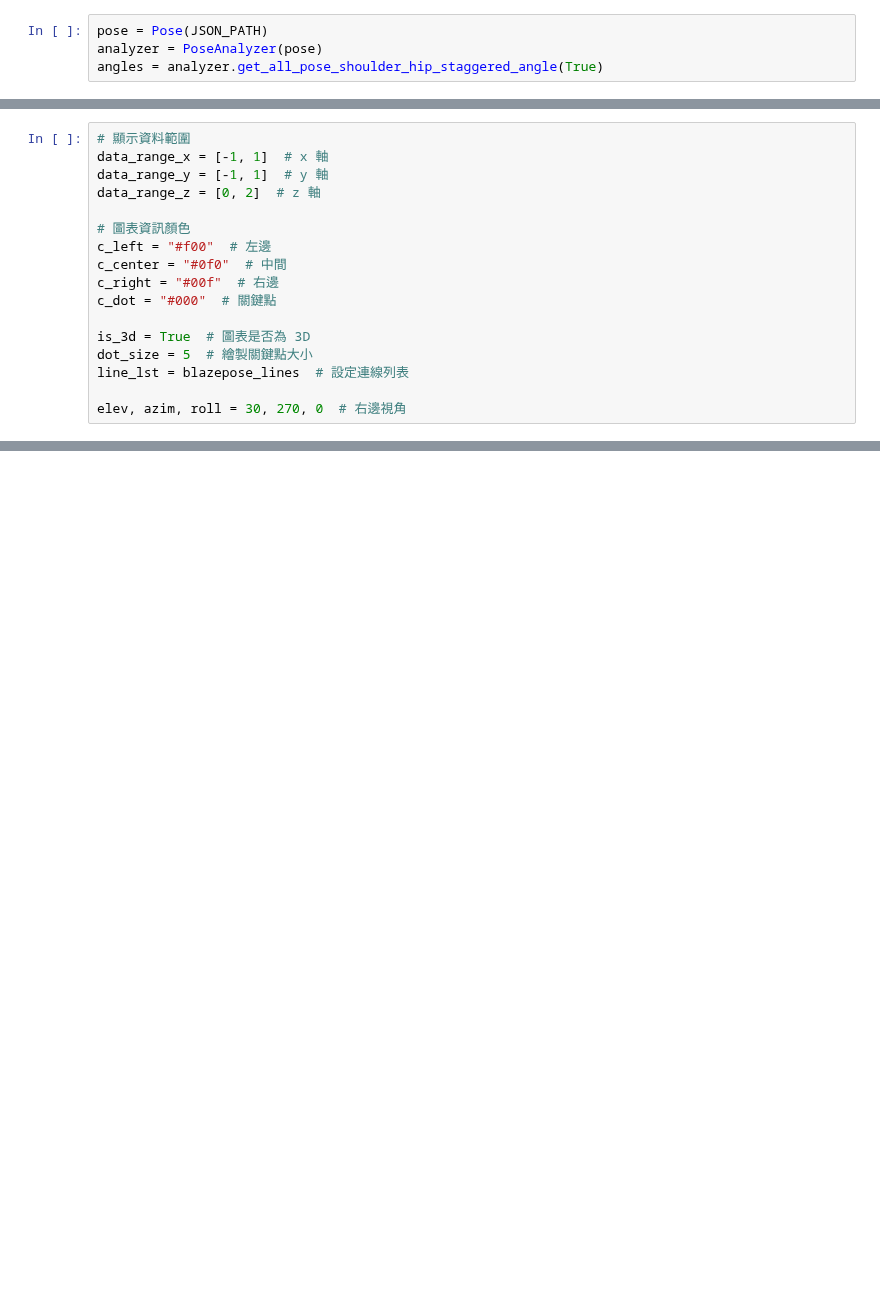
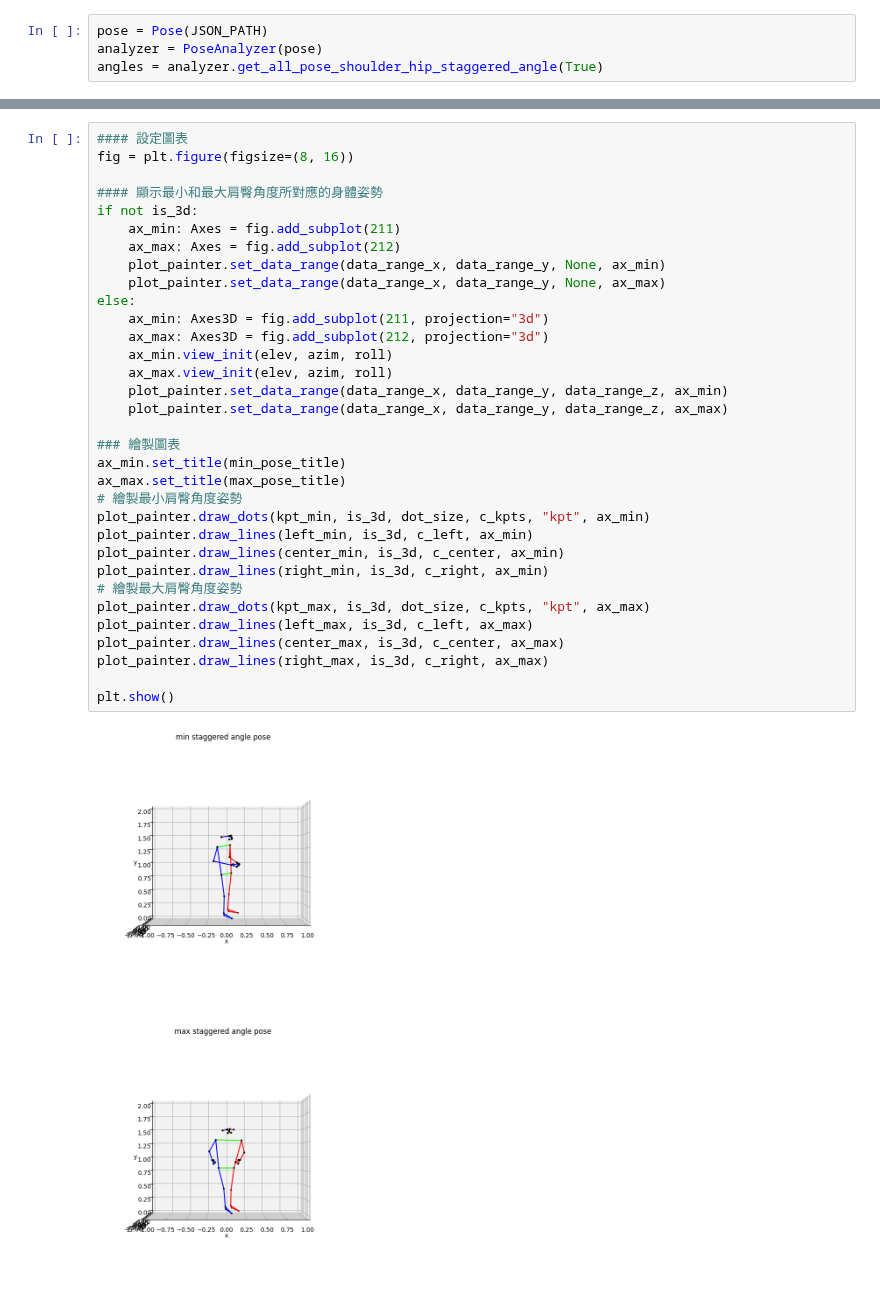
Before and after one commit to trinagle1289/kim-flutter-nodejs, a Jupyter notebook: python/json-to-3d-pose/analyze_staggered_angle.ipynb, the cells around one changed output, grey strips where cells are left out. Drawn from its saved outputs; the diff is of its cells as text; blank space fills up the shorter version.

```diff
--- a/python/json-to-3d-pose/analyze_staggered_angle.ipynb
+++ b/python/json-to-3d-pose/analyze_staggered_angle.ipynb
@@ -33,20 +87,3 @@ ax.legend()
 plt.show()
 # %% [output]
 [figure]
-# %%
-# 顯示資料範圍
-data_range_x = [-1, 1]  # x 軸
-data_range_y = [-1, 1]  # y 軸
-data_range_z = [0, 2]  # z 軸
-
-# 圖表資訊顏色
-c_left = "#f00"  # 左邊
-c_center = "#0f0"  # 中間
-c_right = "#00f"  # 右邊
-c_dot = "#000"  # 關鍵點
-
-is_3d = True  # 圖表是否為 3D
-dot_size = 5  # 繪製關鍵點大小
-line_lst = blazepose_lines  # 設定連線列表
-
-elev, azim, roll = 30, 270, 0  # 右邊視角
@@ -105,0 +92,35 @@ plt.show()
+# %%
+#### 設定圖表
+fig = plt.figure(figsize=(8, 16))
+
+#### 顯示最小和最大肩臀角度所對應的身體姿勢
+if not is_3d:
+    ax_min: Axes = fig.add_subplot(211)
+    ax_max: Axes = fig.add_subplot(212)
+    plot_painter.set_data_range(data_range_x, data_range_y, None, ax_min)
+    plot_painter.set_data_range(data_range_x, data_range_y, None, ax_max)
+else:
+    ax_min: Axes3D = fig.add_subplot(211, projection="3d")
+    ax_max: Axes3D = fig.add_subplot(212, projection="3d")
+    ax_min.view_init(elev, azim, roll)
+    ax_max.view_init(elev, azim, roll)
+    plot_painter.set_data_range(data_range_x, data_range_y, data_range_z, ax_min)
+    plot_painter.set_data_range(data_range_x, data_range_y, data_range_z, ax_max)
+
+### 繪製圖表
+ax_min.set_title(min_pose_title)
+ax_max.set_title(max_pose_title)
+# 繪製最小肩臀角度姿勢
+plot_painter.draw_dots(kpt_min, is_3d, dot_size, c_kpts, "kpt", ax_min)
+plot_painter.draw_lines(left_min, is_3d, c_left, ax_min)
+plot_painter.draw_lines(center_min, is_3d, c_center, ax_min)
+plot_painter.draw_lines(right_min, is_3d, c_right, ax_min)
+# 繪製最大肩臀角度姿勢
+plot_painter.draw_dots(kpt_max, is_3d, dot_size, c_kpts, "kpt", ax_max)
+plot_painter.draw_lines(left_max, is_3d, c_left, ax_max)
+plot_painter.draw_lines(center_max, is_3d, c_center, ax_max)
+plot_painter.draw_lines(right_max, is_3d, c_right, ax_max)
+
+plt.show()
+# %% [output]
+[figure, added]
```
Also changed, not shown: parts of 15 cells of this notebook.
